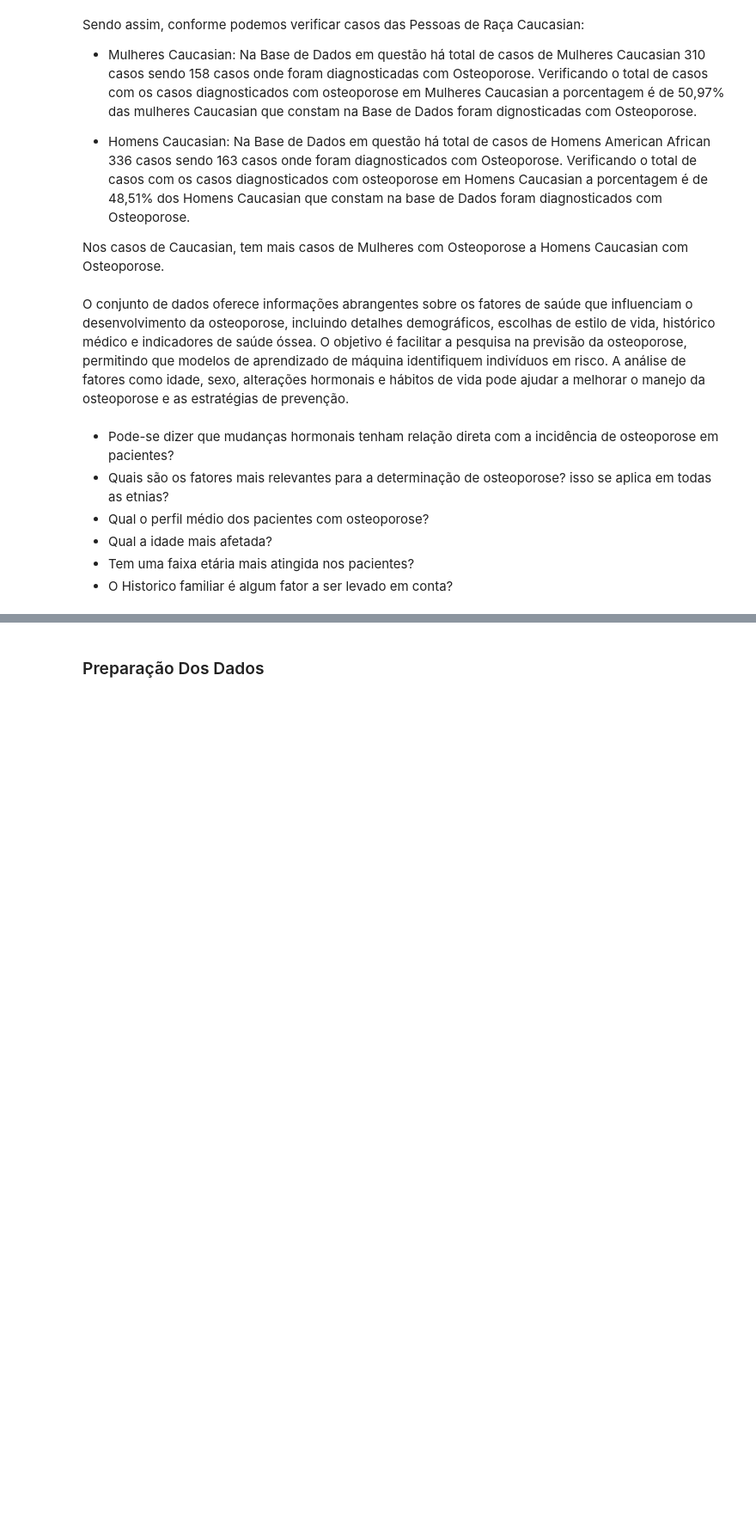
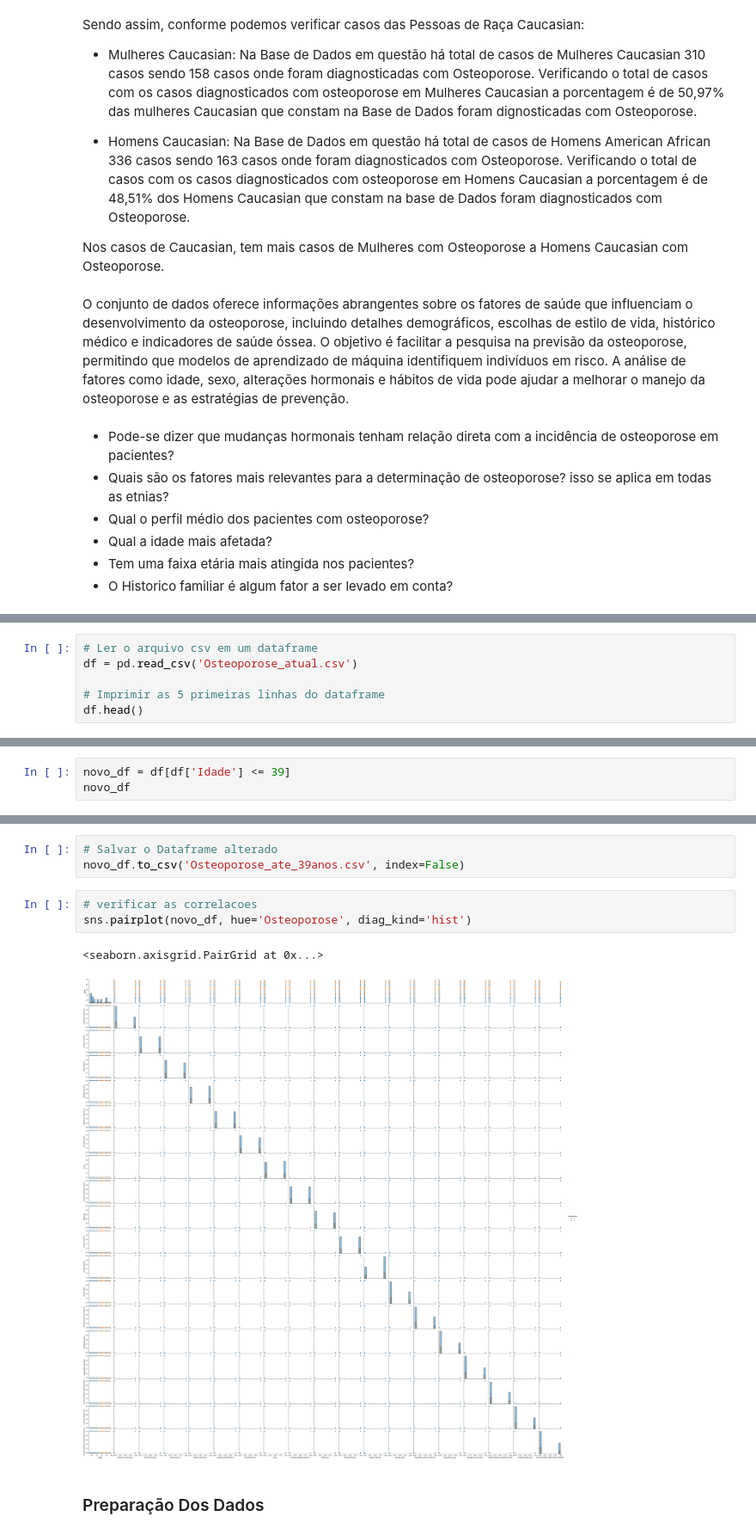
Before and after one commit to Raquelodaka/Osteoporose, a Jupyter notebook: Analise Descritiva.ipynb, the cells around one changed output, grey strips where cells are left out. Shown at 86% size. Drawn from its saved outputs; the diff is of its cells as text; blank space fills up the shorter version.

```diff
--- a/Analise Descritiva.ipynb
+++ b/Analise Descritiva.ipynb
@@ -1877,0 +1124,6 @@ O conjunto de dados oferece informações abrangentes sobre os fatores de saúde
+# %%
+# Ler o arquivo csv em um dataframe
+df = pd.read_csv('Osteoporose_atual.csv')
+
+# Imprimir as 5 primeiras linhas do dataframe
+df.head()
@@ -1877,0 +1137,3 @@ O conjunto de dados oferece informações abrangentes sobre os fatores de saúde
+# %%
+novo_df = df[df['Idade'] <= 39]
+novo_df
@@ -1878,2 +1154,11 @@ O conjunto de dados oferece informações abrangentes sobre os fatores de saúde
+# %%
+# Salvar o Dataframe alterado
+novo_df.to_csv('Osteoporose_ate_39anos.csv', index=False)
+# %%
+# verificar as correlacoes
+sns.pairplot(novo_df, hue='Osteoporose', diag_kind='hist')
+# %% [output]
+<seaborn.axisgrid.PairGrid at 0x...>
+[figure, added]
 # %% [markdown]
 ### Preparação Dos Dados
```
Also changed, not shown: parts of 123 cells of this notebook, 1 other file.
